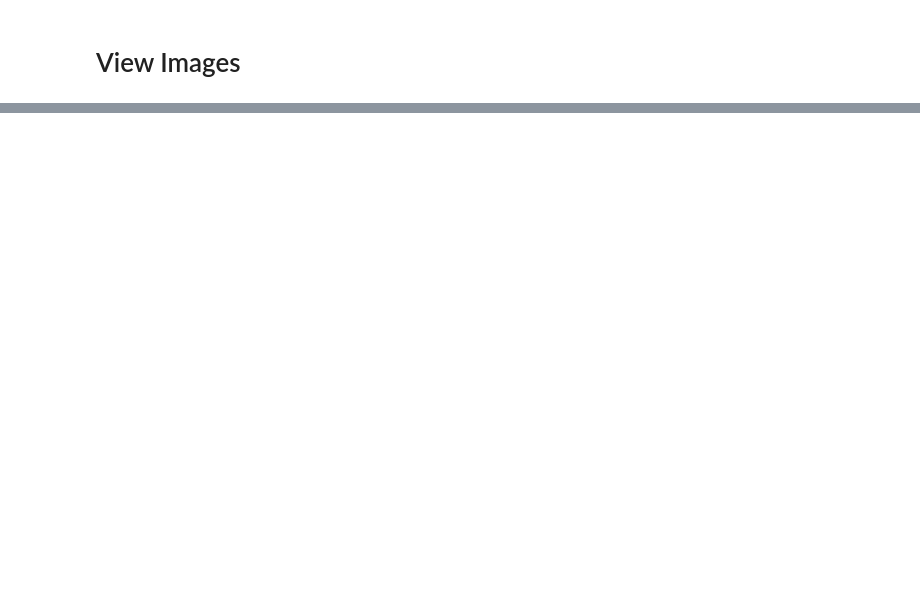
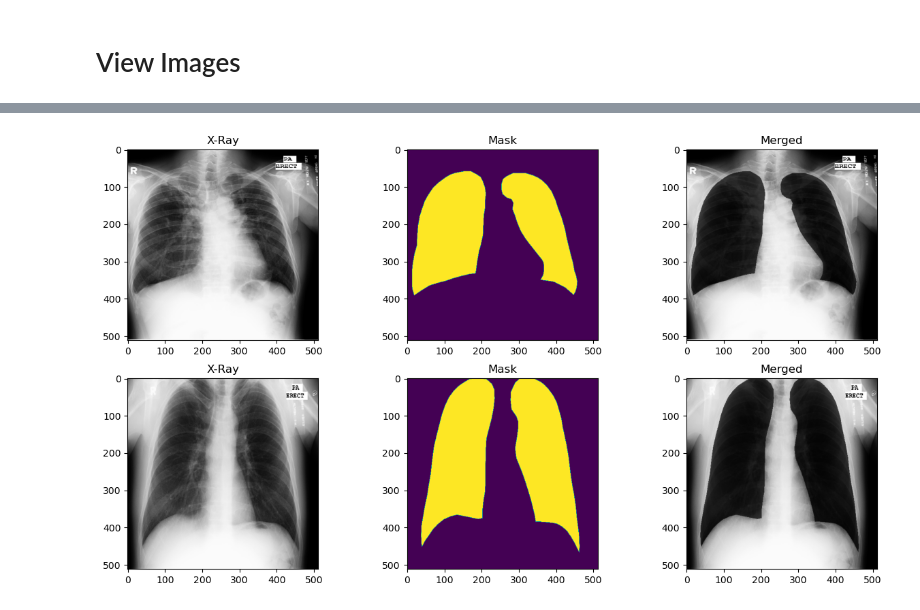
Before and after one commit to schraj/lung-image-segmentation, a Jupyter notebook: u-net-lung-segmentation-tutorial.ipynb, the cells around one changed output, grey strips where cells are left out. Drawn from its saved outputs; the diff is of its cells as text; code cells hidden in the pictures; blank space fills up the shorter version.

```diff
--- a/u-net-lung-segmentation-tutorial.ipynb
+++ b/u-net-lung-segmentation-tutorial.ipynb
@@ -22,0 +9,6 @@ mask_files = glob(os.path.join(SEGMENTATION_MASK_DIR, "*.png"))
+# %%
+from src.visualization.output import show_sample_montgomery_image
+
+show_sample_montgomery_image()
+# %% [output]
+[figure, added]
```
Also changed, not shown: parts of 7 cells of this notebook, 16 other files.
